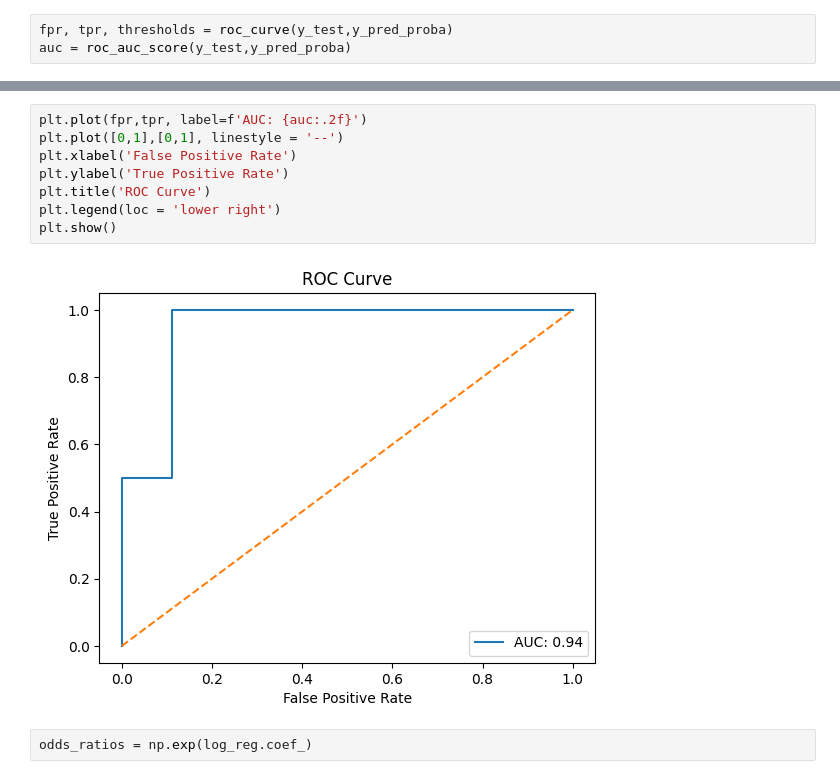
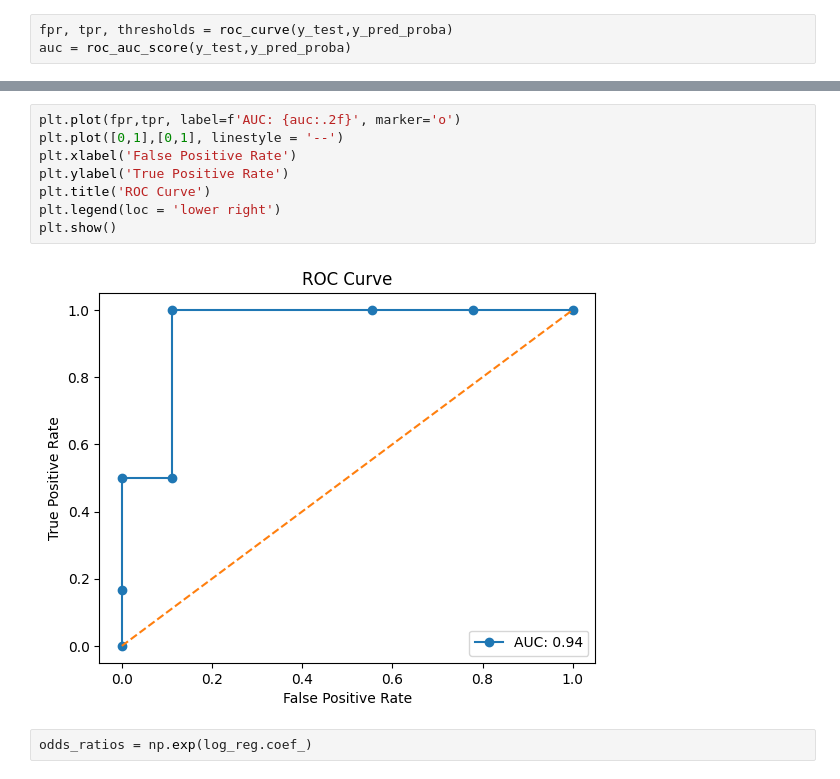
Before and after one commit to Fares596/tensorflow-ml-coursework, a Jupyter notebook: 1_supervised_learning/LogisticRegression.ipynb, the cells around one changed output, grey strips where cells are left out. Drawn from its saved outputs; the diff is of its cells as text.

Commit message:
better visualization and understanding of ROC, and little decision tree reminder

```diff
--- a/1_supervised_learning/LogisticRegression.ipynb
+++ b/1_supervised_learning/LogisticRegression.ipynb
@@ -73,13 +92,13 @@ auc = roc_auc_score(y_test,y_pred_proba)
 # %%
-plt.plot(fpr,tpr, label=f'AUC: {auc:.2f}')
+plt.plot(fpr,tpr, label=f'AUC: {auc:.2f}', marker='o')
 plt.plot([0,1],[0,1], linestyle = '--')
 plt.xlabel('False Positive Rate')
 plt.ylabel('True Positive Rate')
 plt.title('ROC Curve')
 plt.legend(loc = 'lower right')
 plt.show()
 # %% [output]
-[figure, old version]
+[figure, new version]
 # %%
 odds_ratios = np.exp(log_reg.coef_)
 # %%
```
Also changed, not shown: parts of 1 cell of this notebook.
